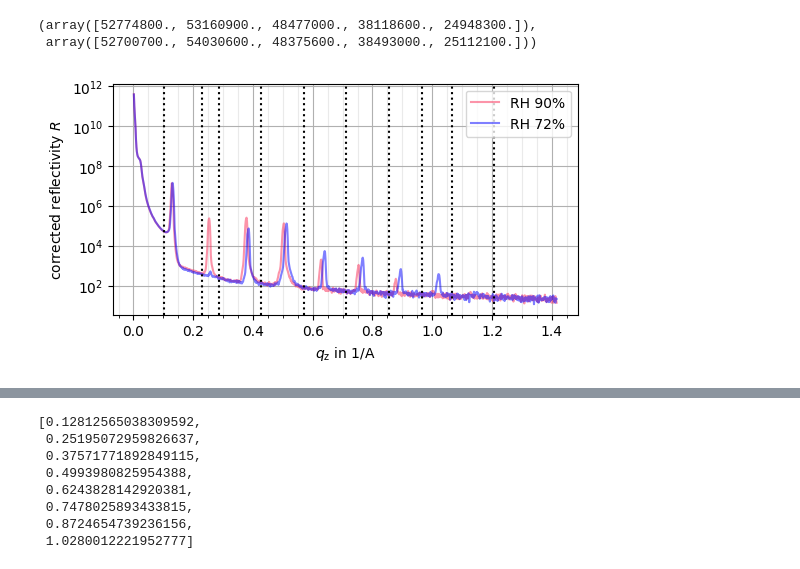
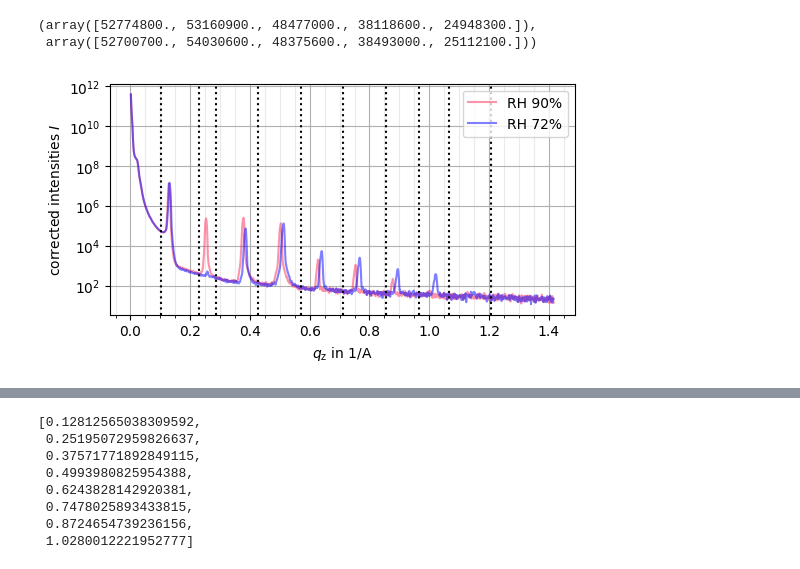
Before and after one commit to CVC97/ALC-24-25, a Jupyter notebook: BK.SLM_study_liquid_membranes/bk.slm_data_analysis.ipynb, the cells around one changed output, grey strips where cells are left out. Drawn from its saved outputs; the diff is of its cells as text; code cells hidden in the pictures.

```diff
--- a/BK.SLM_study_liquid_membranes/bk.slm_data_analysis.ipynb
+++ b/BK.SLM_study_liquid_membranes/bk.slm_data_analysis.ipynb
@@ -112,35 +112,35 @@ RH_q_z = RH_data_dict[f"RH{RH}"]["q_z"]
 RH_2 = 72
 RH_3 = 62
 
 
 fig, ax = plt.subplots(figsize=(6,3))
 ax.set_xlabel(r'$q_\mathrm{z}$ in 1/A')             # \mathrm{\AA} wird im notebook angezeigt aber nicht im pgf plot!! dazu durch \si{\AA} in der .pgf ersetzen!!
-ax.set_ylabel(r'corrected reflectivity $R$')
+ax.set_ylabel(r'corrected intensities $I$')
 ax.grid()
 ax.grid(which='minor', color = '#999999', alpha = 0.2, linestyle = '-')
 ax.minorticks_on()
 
 ax.semilogy(RH_q_z, RH_R_corr, color = "xkcd:red pink", alpha = 0.5, label = f"RH {RH}%")
 ax.semilogy(RH_data_dict[f"RH{RH_2}"]["q_z"], RH_data_dict[f"RH{RH_2}"]["R_corr"], color = "blue", alpha = 0.5, label = f"RH {RH_2}%")
 # ax.semilogy(RH_data_dict[f"RH{RH_3}"]["q_z"], RH_data_dict[f"RH{RH_3}"]["R_corr"], color = "black", alpha = 0.5, label = f"RH {RH_3}%")
 
 
 # indizes for vertical marks for period D determination
 q_z_index_list = [70, 160, 200, 300, 400, 500, 600, 680, 750, 850]
 
 # plot xvlines
 for q_z_index in q_z_index_list:
     q_z = RH_q_z[q_z_index]
     ax.axvline(x = q_z, linestyle = "dotted", color = "black")
 
 ax.legend()
 ax.legend(loc="upper right")
 
 plt.savefig('BK.SLM_visualizations/corr_R_over_q_z.pdf', facecolor = 'white', bbox_inches='tight')
 plt.savefig('BK.SLM_visualizations/corr_R_over_q_z.pgf', facecolor = 'white', bbox_inches='tight')
 plt.show()
 # %% [output]
-[figure, old version]
+[figure, new version]
 # %%
 # +++++ DETERMINATION OF MAXIMA +++++
 
```
Also changed, not shown: parts of 3 cells of this notebook, 10 other files.
